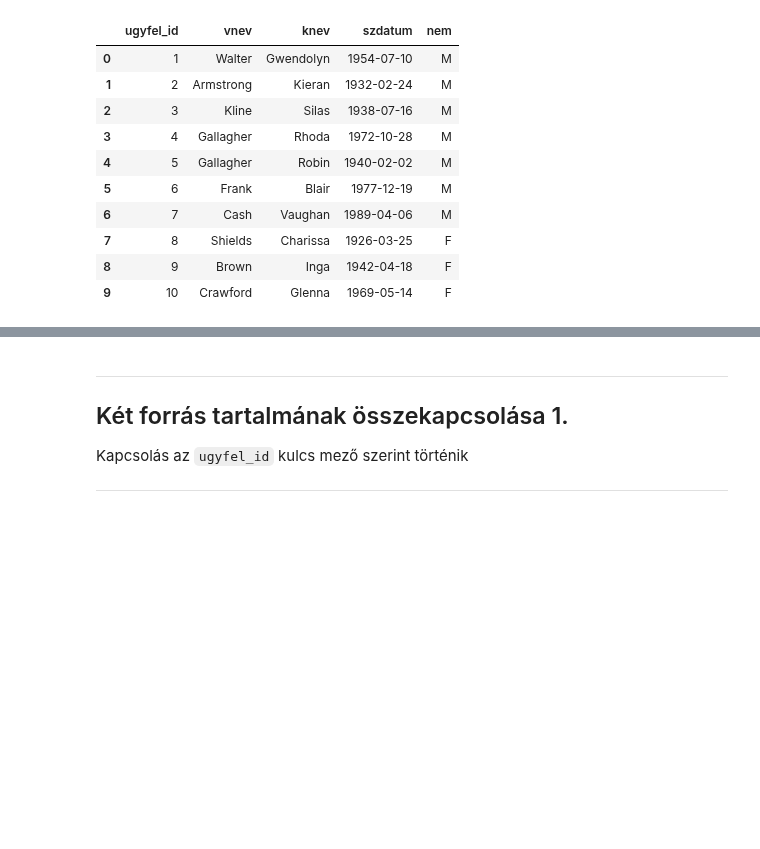
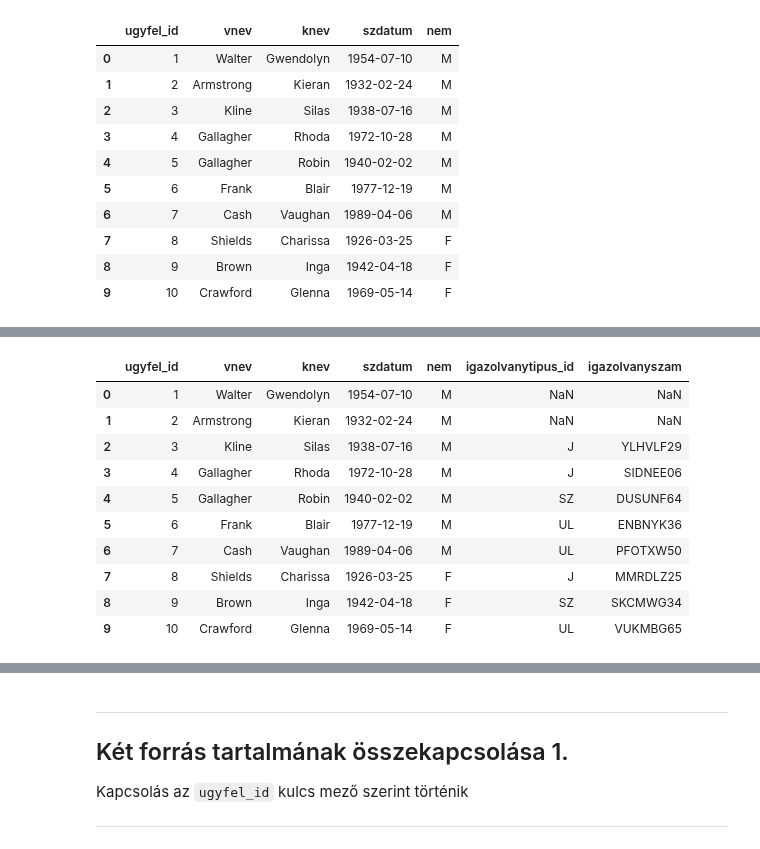
Before and after one commit to klajosw/python, a Jupyter notebook: kl_py_PandasMerge.ipynb, the cells around one changed output, grey strips where cells are left out. Saved outputs shown, nothing was run; the diff lists cells and outputs as text; code cells hidden in the pictures; blank space fills up the shorter version.

```diff
--- a/kl_py_PandasMerge.ipynb
+++ b/kl_py_PandasMerge.ipynb
@@ -172,0 +205,15 @@ user_id.head(10)
+# %%
+result = pd.merge(user_1, user_2, how='left')
+result
+# %% [output]
+|  | ugyfel_id | vnev | knev | szdatum | nem | igazolvanytipus_id | igazolvanyszam |
+| 0 | 1 | Walter | Gwendolyn | 1954-07-10 | M | NaN | NaN |
+| 1 | 2 | Armstrong | Kieran | 1932-02-24 | M | NaN | NaN |
+| 2 | 3 | Kline | Silas | 1938-07-16 | M | J | YLHVLF29 |
+| 3 | 4 | Gallagher | Rhoda | 1972-10-28 | M | J | SIDNEE06 |
+| 4 | 5 | Gallagher | Robin | 1940-02-02 | M | SZ | DUSUNF64 |
+| 5 | 6 | Frank | Blair | 1977-12-19 | M | UL | ENBNYK36 |
+| 6 | 7 | Cash | Vaughan | 1989-04-06 | M | UL | PFOTXW50 |
+| 7 | 8 | Shields | Charissa | 1926-03-25 | F | J | MMRDLZ25 |
+| 8 | 9 | Brown | Inga | 1942-04-18 | F | SZ | SKCMWG34 |
+| 9 | 10 | Crawford | Glenna | 1969-05-14 | F | UL | VUKMBG65 |
```
Also changed, not shown: parts of 17 cells of this notebook.
